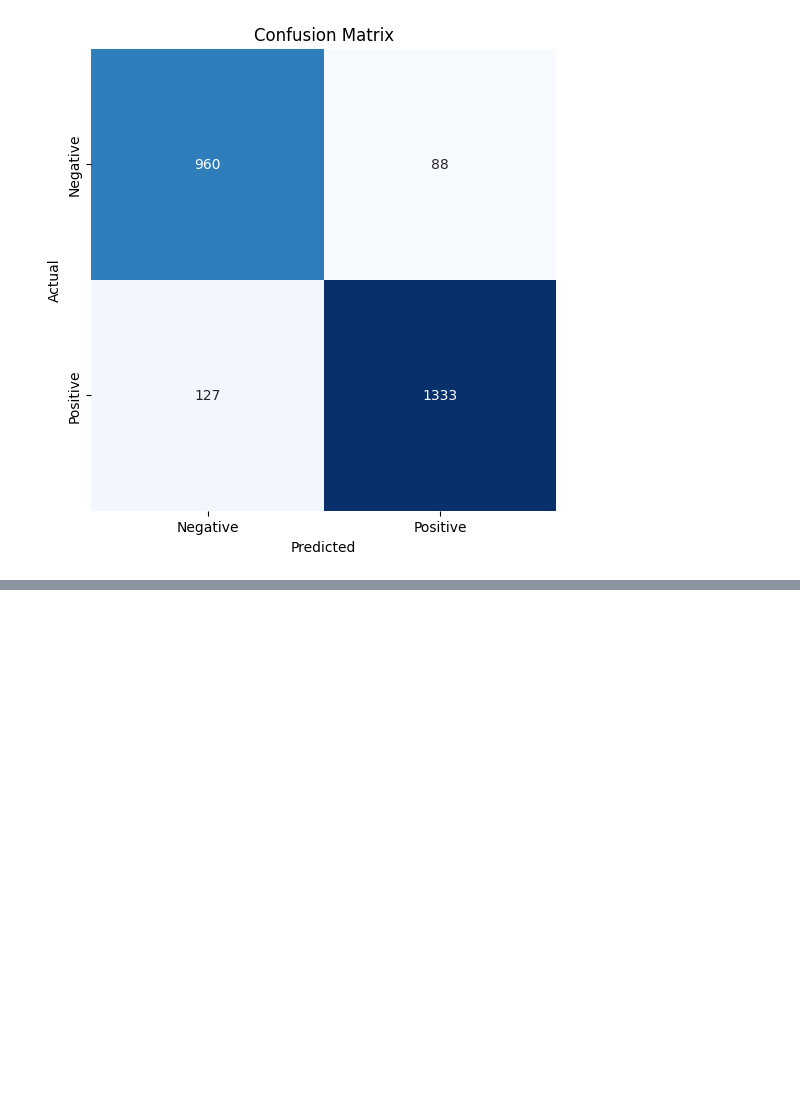
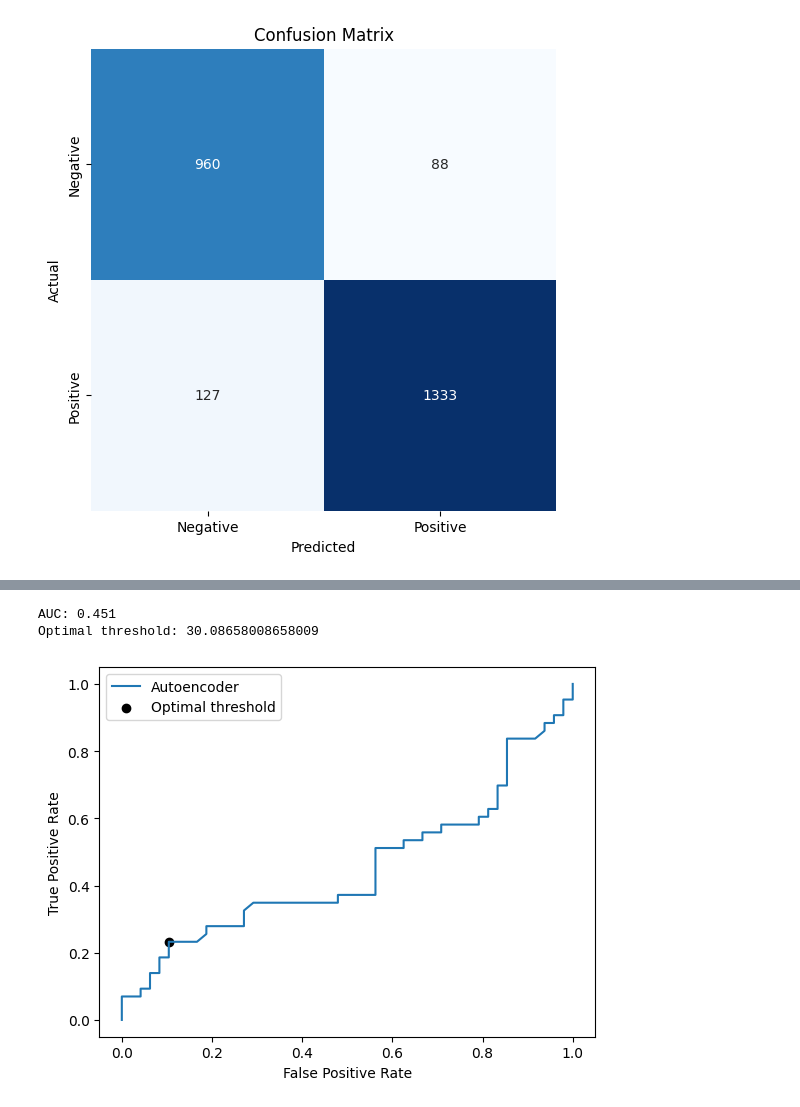
Before and after one commit to Pikurrot/MED-GIA, a Jupyter notebook: AnomalyDetection/inference.ipynb, the cells around one changed output, grey strips where cells are left out. Cells and saved outputs as stored; diff of their text form; code cells hidden in the pictures; blank space fills up the shorter version.

```diff
--- a/AnomalyDetection/inference.ipynb
+++ b/AnomalyDetection/inference.ipynb
@@ -236,0 +294,11 @@ F1: 0.925
+# %%
+import pandas as pd
+
+# Create a dataframe with the results
+results = pd.DataFrame({
+	"Patient ID": patient_ids,
+	"Red Fraction": red_fracs,
+	"Pred Patch Class": pred_patch_class,
+	"GT patient diagnosis": gt_patient_diagnosis,
+})
+results.head()
@@ -236,0 +343,41 @@ F1: 0.925
+# %%
+# percentage of positive patches per patient
+pos_patches_per_patient = results.groupby("Patient ID")["Pred Patch Class"].mean().reset_index()
+pos_patches_per_patient["Pred Patch Class"] = pos_patches_per_patient["Pred Patch Class"] * 100
+pos_patches_per_patient.rename(columns={"Pred Patch Class": "Percentage of Positive Patches"}, inplace=True)
+
+# add the patient diagnosis column
+patient_diagnosis = results.groupby("Patient ID")["GT patient diagnosis"].first().reset_index()
+pos_patches_per_patient = pos_patches_per_patient.merge(patient_diagnosis, on="Patient ID")
+# %%
+# sort by percentage of positive patches
+pos_patches_per_patient = pos_patches_per_patient.sort_values("Percentage of Positive Patches", ascending=False)
+sorted_gt = pos_patches_per_patient["GT patient diagnosis"]
+sorted_preds = pos_patches_per_patient["Percentage of Positive Patches"]
+
+# calculate roc curve
+fpr, tpr, thresholds = roc_curve(sorted_gt, sorted_preds)
+# calculate AUC
+auc = roc_auc_score(sorted_gt, sorted_preds)
+print('AUC: %.3f' % auc)
+
+# find the closest point to (0,1)
+optimal_idx = np.argmax(tpr - fpr)
+optimal_threshold = thresholds[optimal_idx]
+print(f"Optimal threshold: {optimal_threshold}")
+
+# plot the roc curve for the model
+plt.plot(fpr, tpr, label='Autoencoder')
+# plot the optimal threshold
+plt.scatter(fpr[optimal_idx], tpr[optimal_idx], color='black', label='Optimal threshold')
+# axis labels
+plt.xlabel('False Positive Rate')
+plt.ylabel('True Positive Rate')
+# show the legend
+plt.legend()
+# show the plot
+plt.show()
+# %% [output]
+AUC: 0.451
+Optimal threshold: 30.08658008658009
+[figure, added]
```
Also changed, not shown: parts of 10 cells of this notebook, 1 other file.
